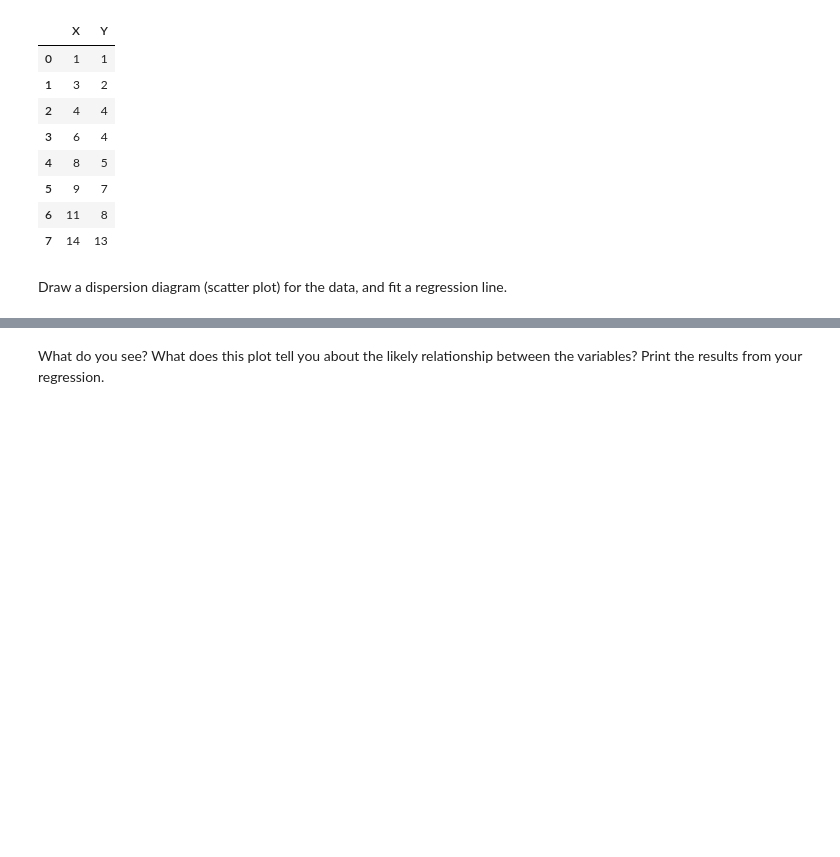
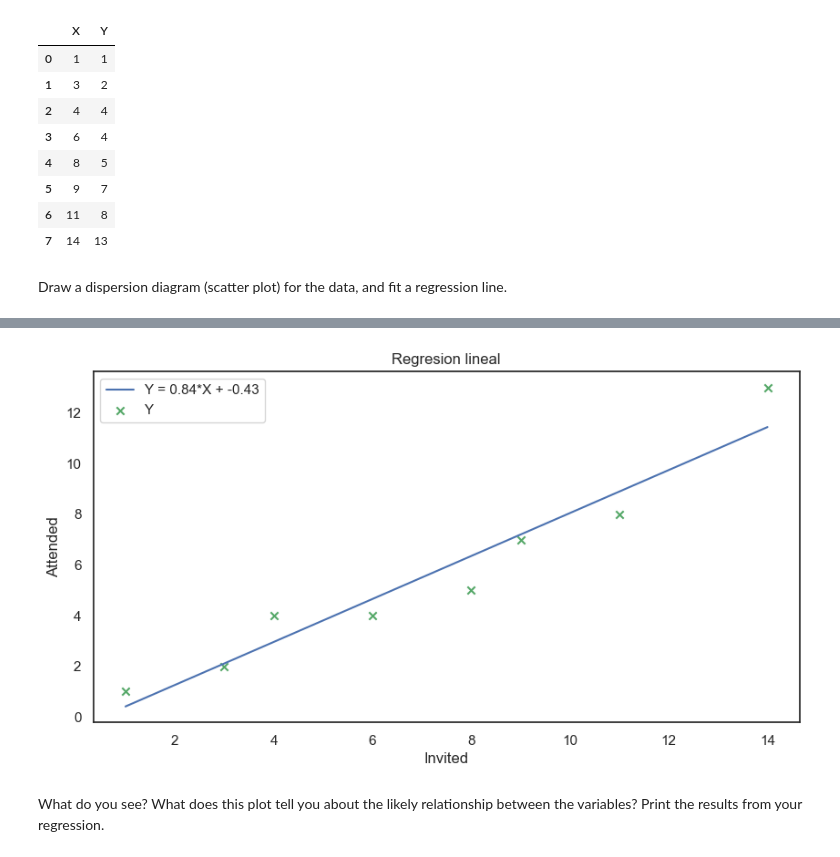
Before and after one commit to Ironhack-Data-Madrid-Abril-2023/7.3-lab_regression_analysis, a Jupyter notebook: your-code.ipynb, the cells around one changed output, grey strips where cells are left out. Saved outputs shown, nothing was run; the diff lists cells and outputs as text; code cells hidden in the pictures; blank space fills up the shorter version.

```diff
--- a/your-code.ipynb
+++ b/your-code.ipynb
@@ -298,2 +339,24 @@ Draw a dispersion diagram (scatter plot) for the data, and fit a regression line
+# %%
+x = np.linspace(parties.X.min(), parties.X.max(), 50)
+# line function
+y = 0.8485*x + (-0.4394)
+
+plt.figure(figsize=(10, 5))
+
+# line of fit
+plt.plot(x, y, label = f'Y = {0.84}*X + {-0.43}')
+
+
+# data
+plt.scatter(parties.X, parties.Y, marker = 'x', c = 'g', label='Y')
+
+
+plt.title('Regresion lineal')
+plt.xlabel('Invited')
+plt.ylabel('Attended')
+plt.legend()
+plt.show();
+# %% [output]
+[figure, added]
 # %% [markdown]
 What do you see? What does this plot tell you about the likely relationship between the variables? Print the results from your regression.
```
Also changed, not shown: parts of 5 cells of this notebook.
